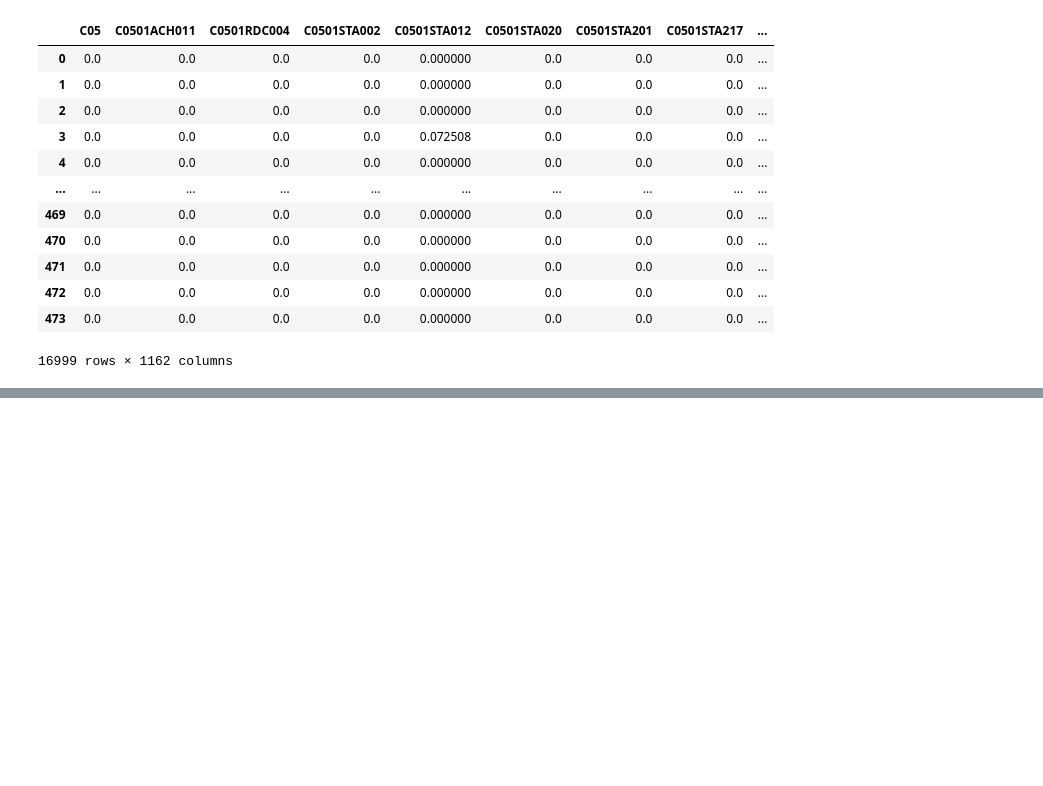
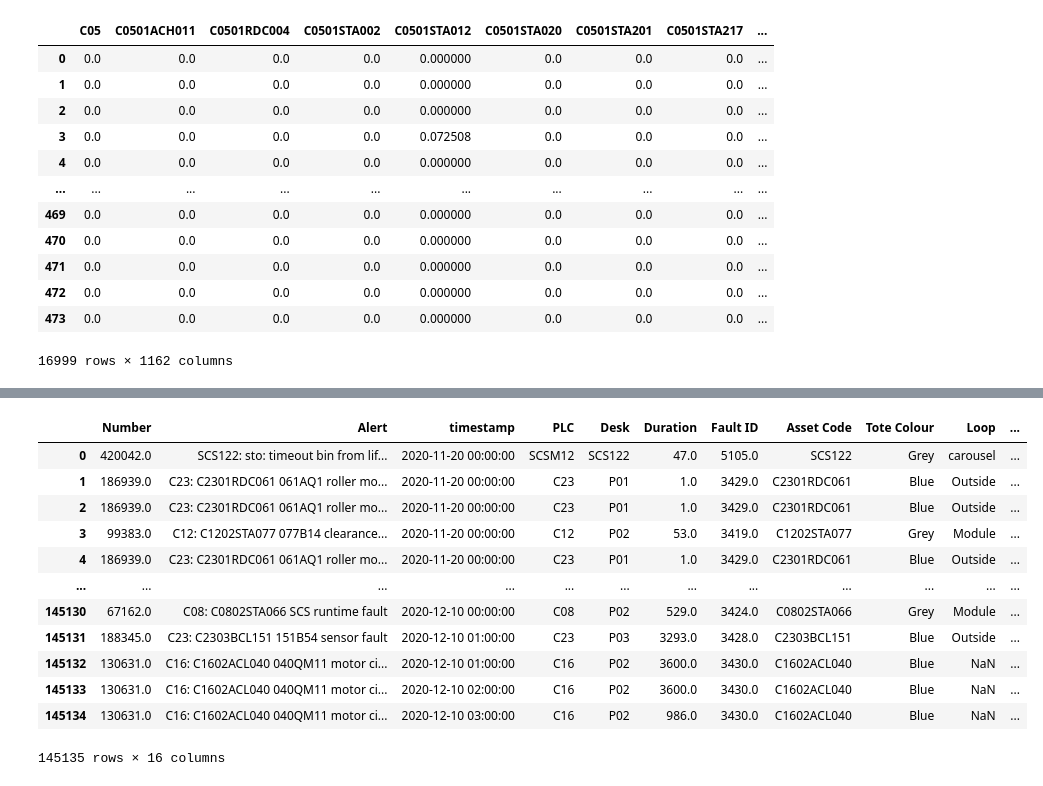
Before and after one commit to ch4413/scs, a Jupyter notebook: notebooks/Basic Model Jamie.ipynb, the cells around one changed output, grey strips where cells are left out. Drawn from its saved outputs; the diff is of its cells as text; code cells hidden in the pictures; blank space fills up the shorter version.

```diff
--- a/notebooks/Basic Model Jamie.ipynb
+++ b/notebooks/Basic Model Jamie.ipynb
@@ -233,0 +250,16 @@ np.exp(X/100)-1
+# %%
+fa_floor
+# %% [output]
+|  | Number | Alert | timestamp | PLC | Desk | Duration | Fault ID | Asset Code | Tote Colour | Loop | ... |
+| 0 | 420042.0 | SCS122: sto: timeout bin from lif... | 2020-11-20 00:00:00 | SCSM12 | SCS122 | 47.0 | 5105.0 | SCS122 | Grey | carousel | ... |
+| 1 | 186939.0 | C23: C2301RDC061 061AQ1 roller mo... | 2020-11-20 00:00:00 | C23 | P01 | 1.0 | 3429.0 | C2301RDC061 | Blue | Outside | ... |
+| 2 | 186939.0 | C23: C2301RDC061 061AQ1 roller mo... | 2020-11-20 00:00:00 | C23 | P01 | 1.0 | 3429.0 | C2301RDC061 | Blue | Outside | ... |
+| 3 | 99383.0 | C12: C1202STA077 077B14 clearance... | 2020-11-20 00:00:00 | C12 | P02 | 53.0 | 3419.0 | C1202STA077 | Grey | Module | ... |
+| 4 | 186939.0 | C23: C2301RDC061 061AQ1 roller mo... | 2020-11-20 00:00:00 | C23 | P01 | 1.0 | 3429.0 | C2301RDC061 | Blue | Outside | ... |
+| ... | ... | ... | ... | ... | ... | ... | ... | ... | ... | ... | ... |
+| 145130 | 67162.0 | C08: C0802STA066 SCS runtime fault | 2020-12-10 00:00:00 | C08 | P02 | 529.0 | 3424.0 | C0802STA066 | Grey | Module | ... |
+| 145131 | 188345.0 | C23: C2303BCL151 151B54 sensor fault | 2020-12-10 01:00:00 | C23 | P03 | 3293.0 | 3428.0 | C2303BCL151 | Blue | Outside | ... |
+| 145132 | 130631.0 | C16: C1602ACL040 040QM11 motor ci... | 2020-12-10 01:00:00 | C16 | P02 | 3600.0 | 3430.0 | C1602ACL040 | Blue | NaN | ... |
+| 145133 | 130631.0 | C16: C1602ACL040 040QM11 motor ci... | 2020-12-10 02:00:00 | C16 | P02 | 3600.0 | 3430.0 | C1602ACL040 | Blue | NaN | ... |
+| 145134 | 130631.0 | C16: C1602ACL040 040QM11 motor ci... | 2020-12-10 03:00:00 | C16 | P02 | 986.0 | 3430.0 | C1602ACL040 | Blue | NaN | ... |
+145135 rows × 16 columns
```
Also changed, not shown: parts of 1 cell of this notebook, 1 other file.
